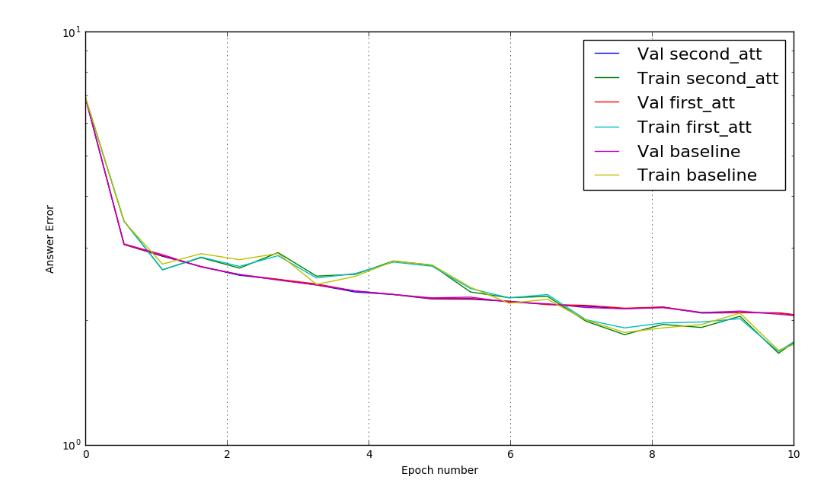
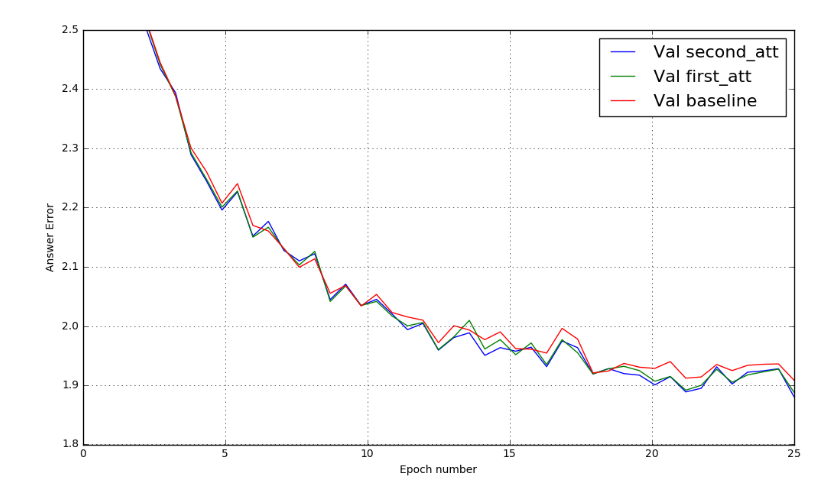
Before and after one commit to goncalomcorreia/vqa_human_attention, a Jupyter notebook: Plots.ipynb, the cells around one changed output. Drawn from its saved outputs; the diff is of its cells as text; code cells hidden in the pictures.

```diff
--- a/Plots.ipynb
+++ b/Plots.ipynb
@@ -16,7 +16,7 @@ err_train = []
 err_map_train = []
 labels = ['second_att', 'first_att', 'baseline']
 
-plot = 'joint_cost_second_att_new_data_plot_details.npz'
+plot = 'joint_cost_second_att_plot_details.npz'
 
 with np.load(plot_dir+plot) as data:
     err_valid.append(data['valid_error'])
@@ -29,7 +29,7 @@ with np.load(plot_dir+plot) as data:
     err_train.append(data['train_error'])
     acc_train.append(data['train_accuracy'])
 
-plot = 'joint_cost_first_att_new_data_plot_details.npz'
+plot = 'joint_cost_first_att_plot_details.npz'
 
 with np.load(plot_dir+plot) as data:
     err_valid.append(data['valid_error'])
@@ -59,7 +59,7 @@ fig = plt.figure(figsize=(12, 7))
 ax1 = fig.add_subplot(1, 1, 1)
 for i in xrange(len(x_axis_valid)):
     ax1.plot(x_axis_valid[i], err_map_valid[i], label='Val '+labels[i])
-    ax1.plot(x_axis_sub_train[i], err_map_train[i], label='Train '+labels[i])
+    #ax1.plot(x_axis_sub_train[i], err_map_train[i], label='Train '+labels[i])
 ax1.legend(loc=0,prop={'size':6})
 ax1.set_xlabel('Epoch number')
 ax1.set_ylabel('Human Att Map Error')
@@ -71,7 +71,7 @@ fig = plt.figure(figsize=(12, 7))
 ax1 = fig.add_subplot(1, 1, 1)
 for i in xrange(len(x_axis_valid)):
     ax1.plot(x_axis_valid[i], acc_valid[i], label='Val '+labels[i])
-    ax1.plot(x_axis_main_train[i], acc_train[i], label='Train '+labels[i])
+    #ax1.plot(x_axis_main_train[i], acc_train[i], label='Train '+labels[i])
 ax1.legend(loc=0,prop={'size':16})
 ax1.set_xlabel('Epoch number')
 ax1.set_ylabel('Accuracy')
@@ -81,14 +81,15 @@ fig.show()
 # %%
 fig = plt.figure(figsize=(12, 7))
 ax1 = fig.add_subplot(1, 1, 1)
 for i in xrange(len(x_axis_valid)):
     ax1.plot(x_axis_valid[i], err_valid[i], label='Val '+labels[i])
-    ax1.plot(x_axis_main_train[i], err_train[i], label='Train '+labels[i])
+    #ax1.plot(x_axis_main_train[i], err_train[i], label='Train '+labels[i])
 ax1.legend(loc=0,prop={'size':16})
 ax1.set_xlabel('Epoch number')
 ax1.set_ylabel('Answer Error')
-ax1.set_yscale('log')
+#ax1.set_yscale('log')
+ax1.set_ylim(1.8,2.5)
 ax1.grid()
 fig.show()
 # %% [output]
-[figure, old version]
+[figure, new version]
```
Also changed, not shown: parts of 2 cells of this notebook, 1 other file.
